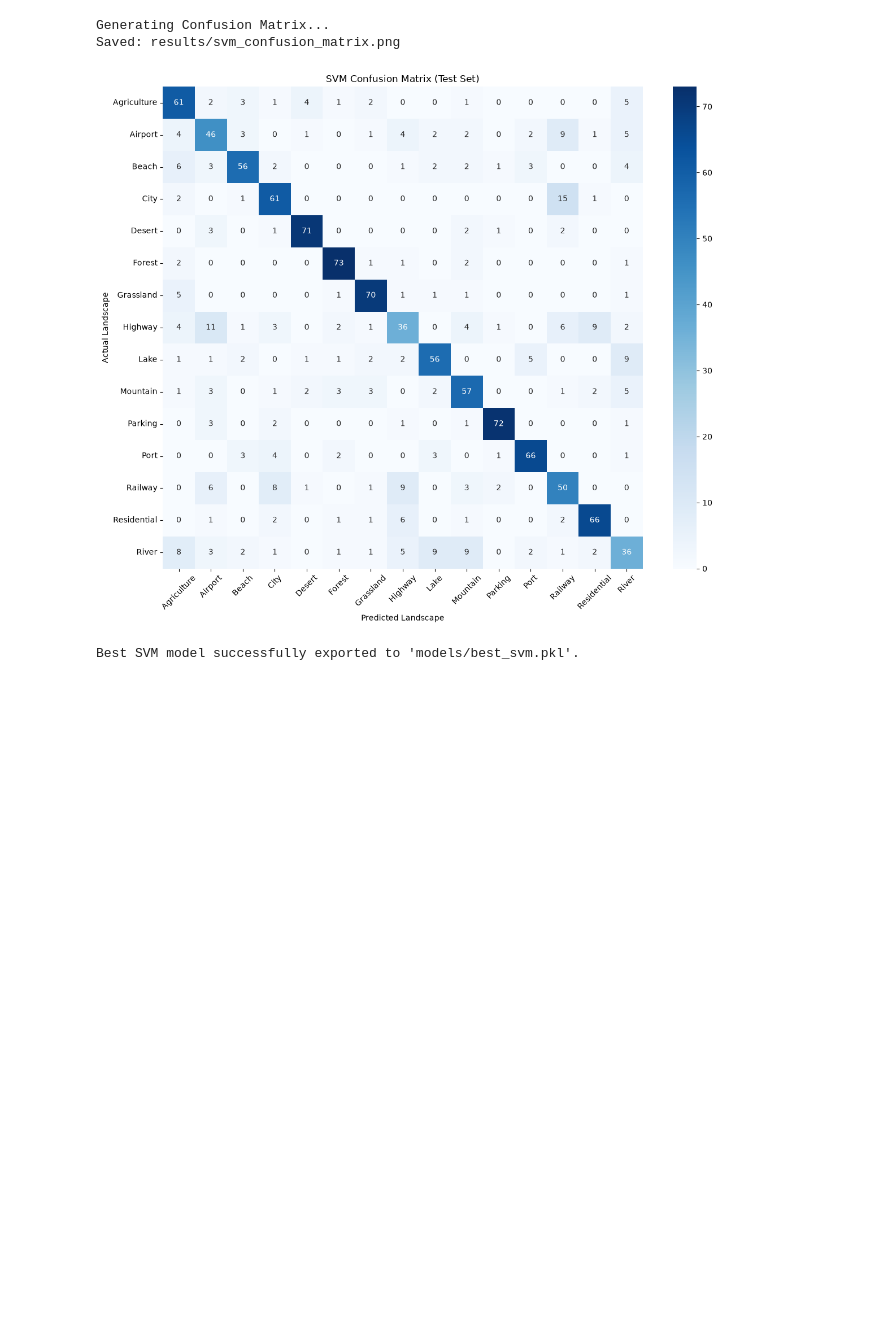
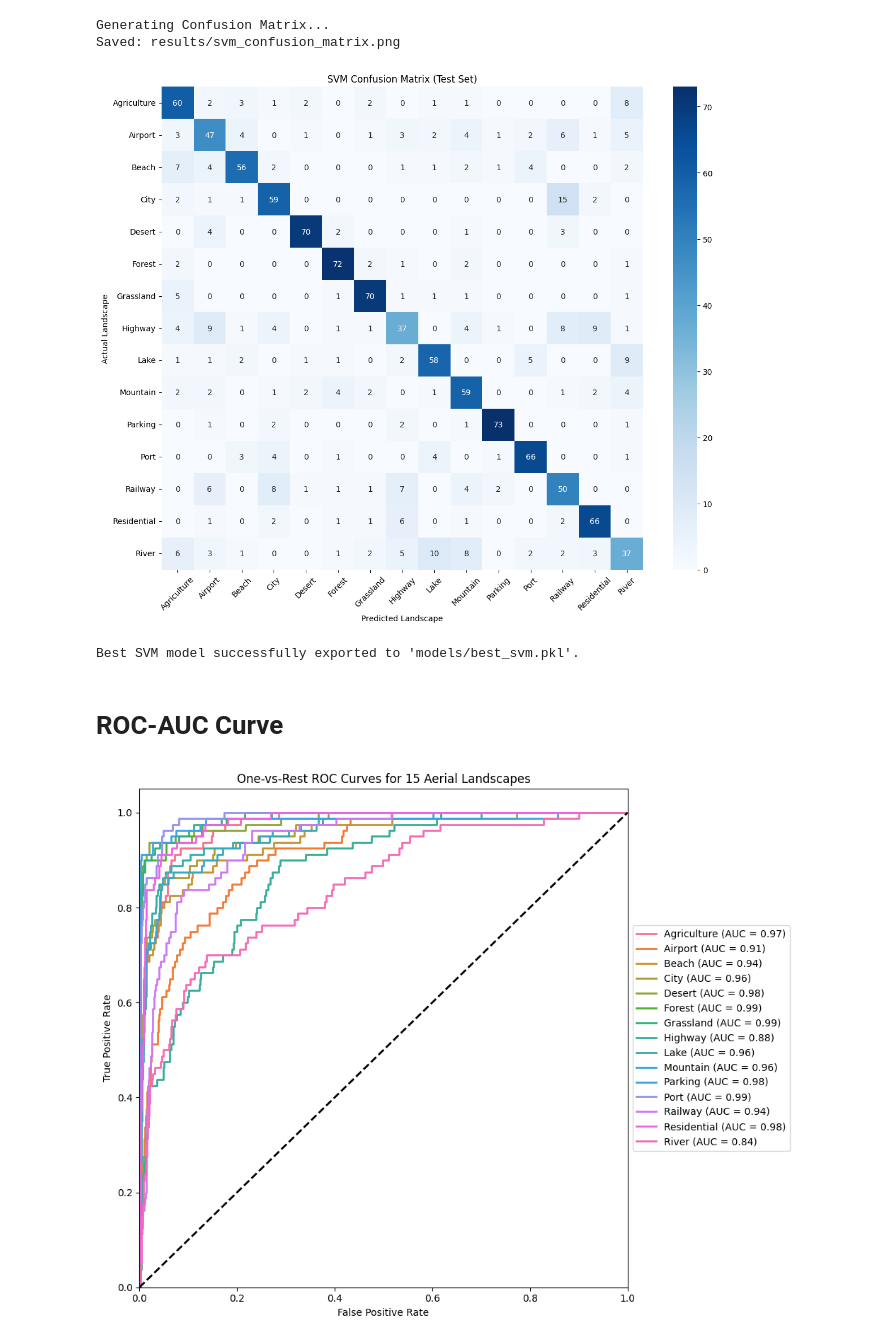
Before and after one commit to daucf23/STA6704_Group_Project, a Jupyter notebook: pca-svm.ipynb, the cells around one changed output. Drawn from its saved outputs; the diff is of its cells as text; code cells hidden in the pictures; blank space fills up the shorter version.

Commit message:
updated results from expanded grid search

```diff
--- a/pca-svm.ipynb
+++ b/pca-svm.ipynb
@@ -208,28 +208,29 @@ print("\nInitiating SVM Grid Search...")
 
 # Setting Parameters for Grid Search
 
-# TODO: Investigate futher on increasing C Parameters (250, 500, ...)
+# TODO: Investigate futher on increasing C Parameters (250, 500, ...) <-- COMPLETE
 
+# Updated Expanded Grid
 param_grid = [
     # Grid 1: Linear Kernel (only tests C)
     {'kernel': ['linear'],
-     'C': [0.1, 1, 10, 100]},
+     'C': [0.1, 1, 10, 100, 250, 500]},
 
     # Grid 2: RBF Kernel (tests C and gamma)
     {'kernel': ['rbf'],
-     'C': [0.1, 1, 10, 100],
-     'gamma': ['scale', 'auto', 0.01, 0.001]},
+     'C': [0.1, 1, 10, 100, 250, 500],
+     'gamma': ['scale', 'auto', 0.01, 0.05, 0.008, 0.005]},
 
     # Grid 3: Polynomial Kernel (tests C, degree, and gamma)
     {'kernel': ['poly'],
-     'C': [0.1, 1, 10],
+     'C': [0.1, 1, 10, 100, 250, 500],
      'degree': [2, 3],
-     'gamma': ['scale', 'auto']},
+     'gamma': ['scale', 'auto', 0.01, 0.05, 0.008, 0.005]},
 
     # Grid 4: Sigmoid Kernel
     {'kernel': ['sigmoid'],
-     'C': [0.1, 1, 10],
-     'gamma': ['scale', 'auto'],
+     'C': [0.1, 1, 10, 100, 250, 500],
+     'gamma': ['scale', 'auto', 0.01, 0.05, 0.008, 0.005],
      'coef0': [0.0, 0.1, 1.0]}
 ]
 
@@ -323,3 +324,47 @@ Generating Confusion Matrix...
 Saved: results/svm_confusion_matrix.png
 [figure]
 Best SVM model successfully exported to 'models/best_svm.pkl'.
+# %% [markdown]
+# ROC-AUC Curve
+# %%
+from sklearn.metrics import roc_curve, auc
+from sklearn.preprocessing import label_binarize
+
+# Converting labels to be binarized for One-vs-Rest evaluation
+y_test_bin = label_binarize(y_test, classes=class_names)
+n_classes = len(class_names)
+
+# Getting predicted probabilities
+y_score = best_svm.decision_function(X_test_pca)
+
+# Computing ROC curve and ROC area for each class
+fpr = dict()
+tpr = dict()
+roc_auc = dict()
+
+for i in range(n_classes):
+    fpr[i], tpr[i], _ = roc_curve(y_test_bin[:, i], y_score[:, i])
+    roc_auc[i] = auc(fpr[i], tpr[i])
+
+# Plotting all ROC curves
+plt.figure(figsize=(10, 8))
+colors = sns.color_palette("husl", n_classes)
+
+for i, color in zip(range(n_classes), colors):
+    plt.plot(fpr[i], tpr[i], color=color, lw=2,
+             label=f'{class_names[i]} (AUC = {roc_auc[i]:.2f})')
+
+plt.plot([0, 1], [0, 1], 'k--', lw=2)
+plt.xlim([0.0, 1.0])
+plt.ylim([0.0, 1.05])
+plt.xlabel('False Positive Rate')
+plt.ylabel('True Positive Rate')
+plt.title('One-vs-Rest ROC Curves for 15 Aerial Landscapes')
+plt.legend(loc="center left", bbox_to_anchor=(1, 0.5))
+plt.tight_layout()
+
+plt.savefig('results/svm_roc_curves.png', dpi=150)
+plt.show()
+plt.close()
+# %% [output]
+[figure, added]
```
Also changed, not shown: parts of 4 cells of this notebook, 8 other files.
